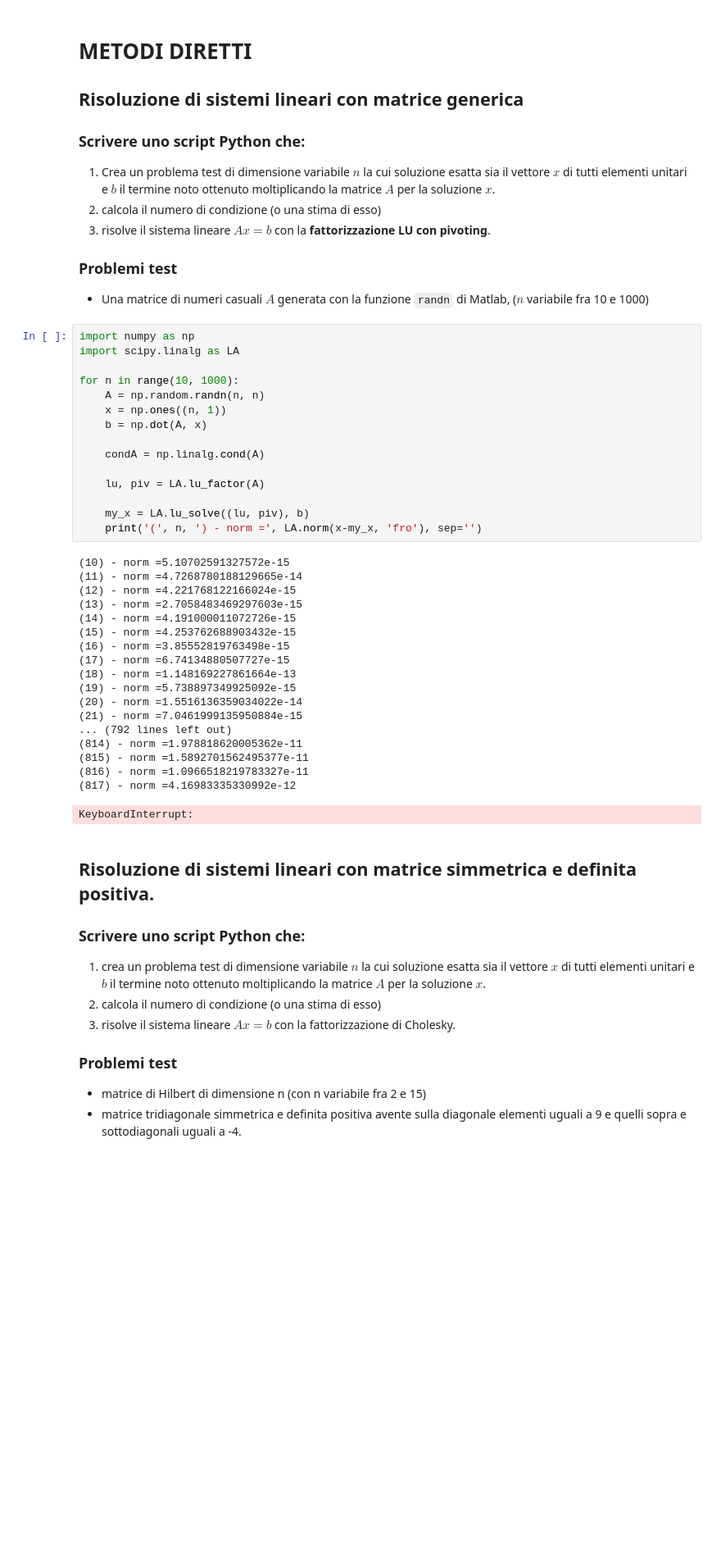
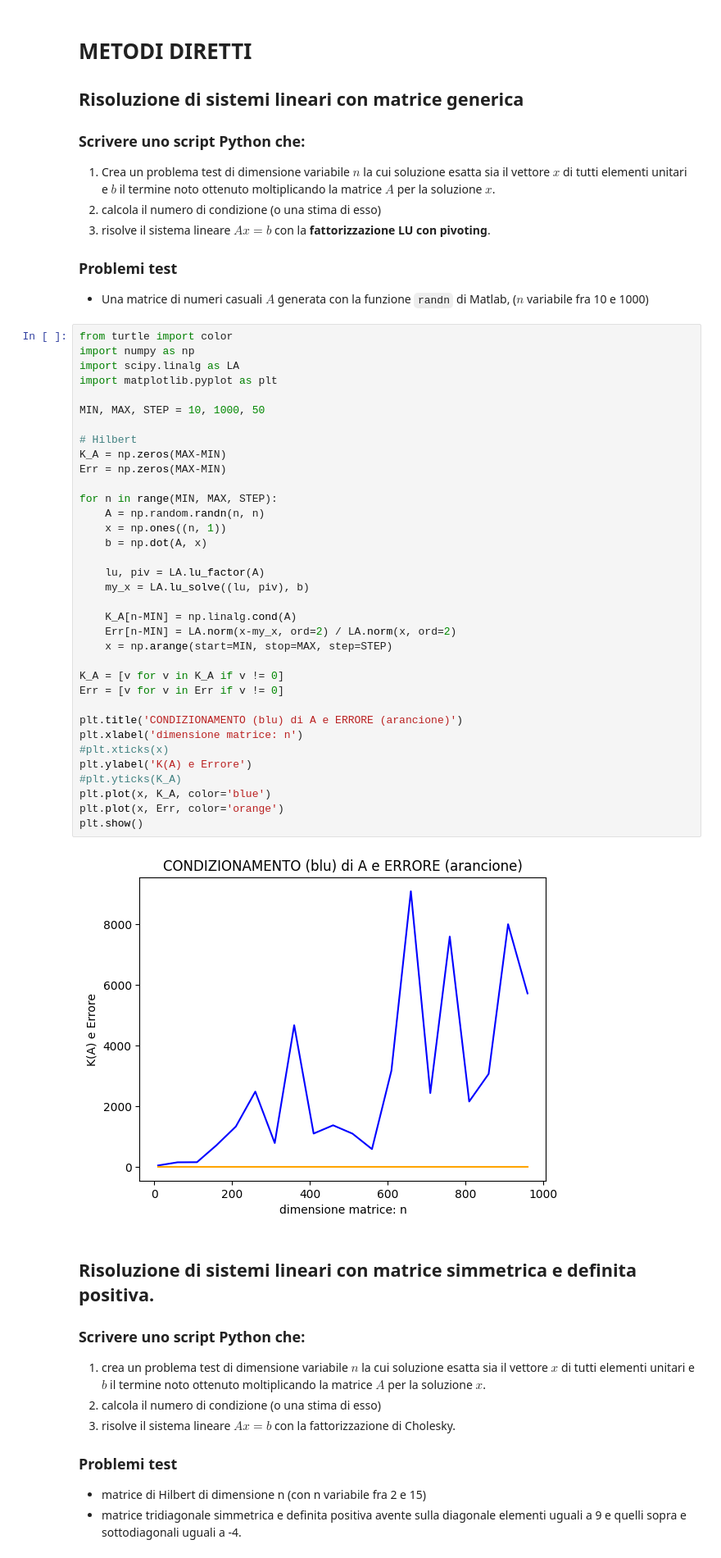
Before and after one commit to konova8/calcolonumerico-02023, a Jupyter notebook: LAB/Lab2_CN.ipynb, the cells around one changed output. Shown at 82% size. Drawn from its saved outputs; the diff is of its cells as text; blank space fills up the shorter version.

```diff
--- a/LAB/Lab2_CN.ipynb
+++ b/LAB/Lab2_CN.ipynb
@@ -8,40 +8,43 @@
 
 ### Problemi test
 - Una matrice di numeri casuali $A$ generata con la funzione `randn` di Matlab, ($n$ variabile fra 10 e 1000)
-# %%
-import numpy as np
-import scipy.linalg as LA
-
-for n in range(10, 1000):
-    A = np.random.randn(n, n)
-    x = np.ones((n, 1))
-    b = np.dot(A, x)
-
-    condA = np.linalg.cond(A)
-
-    lu, piv = LA.lu_factor(A)
-
-    my_x = LA.lu_solve((lu, piv), b)
-    print('(', n, ') - norm =', LA.norm(x-my_x, 'fro'), sep='')
-# %% [output]
-(10) - norm =5.10702591327572e-15
-(11) - norm =4.7268780188129665e-14
-(12) - norm =4.221768122166024e-15
-(13) - norm =2.7058483469297603e-15
-(14) - norm =4.191000011072726e-15
-(15) - norm =4.253762688903432e-15
-(16) - norm =3.85552819763498e-15
-(17) - norm =6.74134880507727e-15
-(18) - norm =1.148169227861664e-13
-(19) - norm =5.738897349925092e-15
-(20) - norm =1.5516136359034022e-14
-(21) - norm =7.0461999135950884e-15
-... (792 lines left out)
-(814) - norm =1.978818620005362e-11
-(815) - norm =1.5892701562495377e-11
-(816) - norm =1.0966518219783327e-11
-(817) - norm =4.16983335330992e-12
-KeyboardInterrupt:
+# %%
+from turtle import color
+import numpy as np
+import scipy.linalg as LA
+import matplotlib.pyplot as plt
+
+MIN, MAX, STEP = 10, 1000, 50
+
+# Hilbert
+K_A = np.zeros(MAX-MIN)
+Err = np.zeros(MAX-MIN)
+
+for n in range(MIN, MAX, STEP):
+    A = np.random.randn(n, n)
+    x = np.ones((n, 1))
+    b = np.dot(A, x)
+
+    lu, piv = LA.lu_factor(A)
+    my_x = LA.lu_solve((lu, piv), b)
+
+    K_A[n-MIN] = np.linalg.cond(A)
+    Err[n-MIN] = LA.norm(x-my_x, ord=2) / LA.norm(x, ord=2)
+    x = np.arange(start=MIN, stop=MAX, step=STEP)
+
+K_A = [v for v in K_A if v != 0]
+Err = [v for v in Err if v != 0]
+
+plt.title('CONDIZIONAMENTO (blu) di A e ERRORE (arancione)')
+plt.xlabel('dimensione matrice: n')
+#plt.xticks(x)
+plt.ylabel('K(A) e Errore')
+#plt.yticks(K_A)
+plt.plot(x, K_A, color='blue')
+plt.plot(x, Err, color='orange')
+plt.show()
+# %% [output]
+[figure, added]
 # %% [markdown]
 ## Risoluzione di sistemi lineari con matrice simmetrica e definita positiva.
 ### Scrivere uno script Python che:
```
Also changed, not shown: parts of 4 cells of this notebook, 3 other files.
